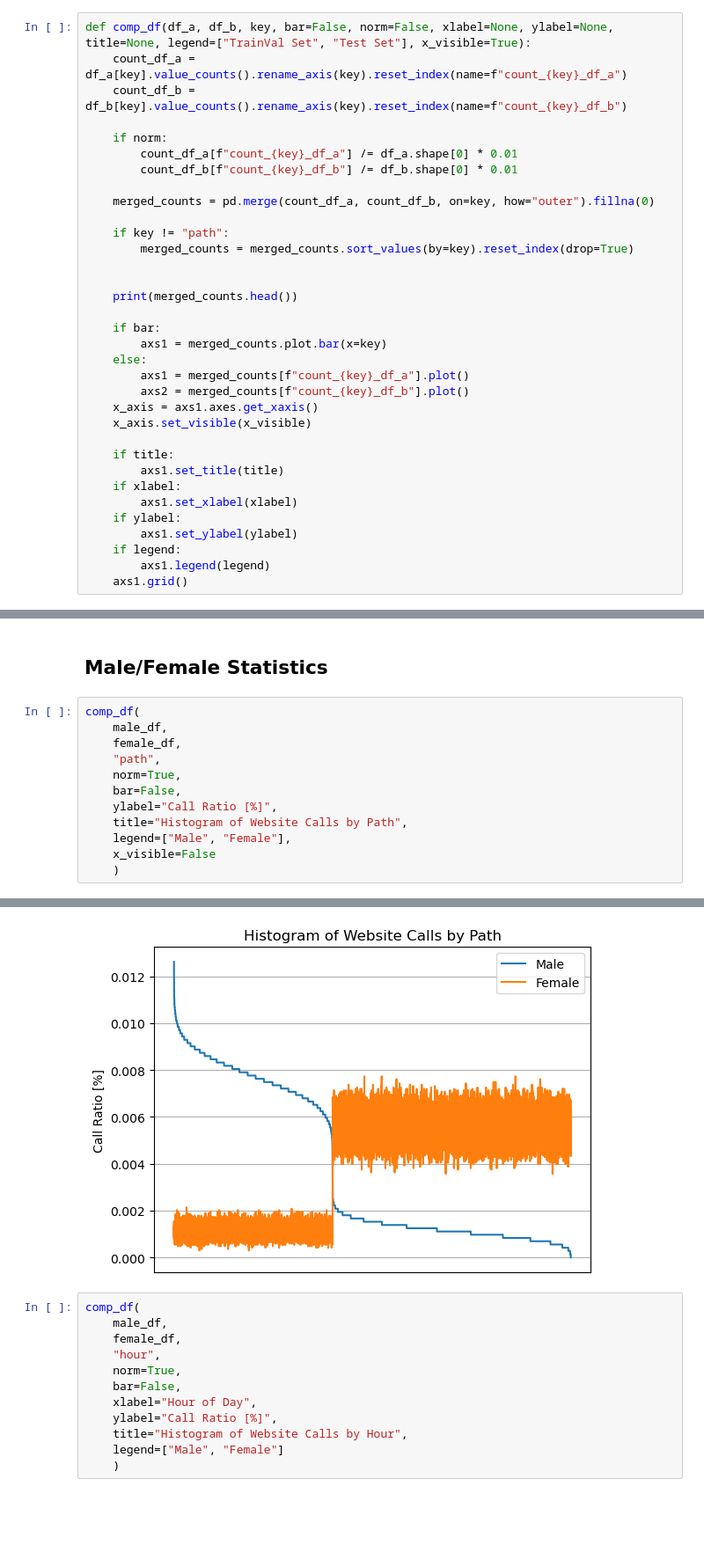
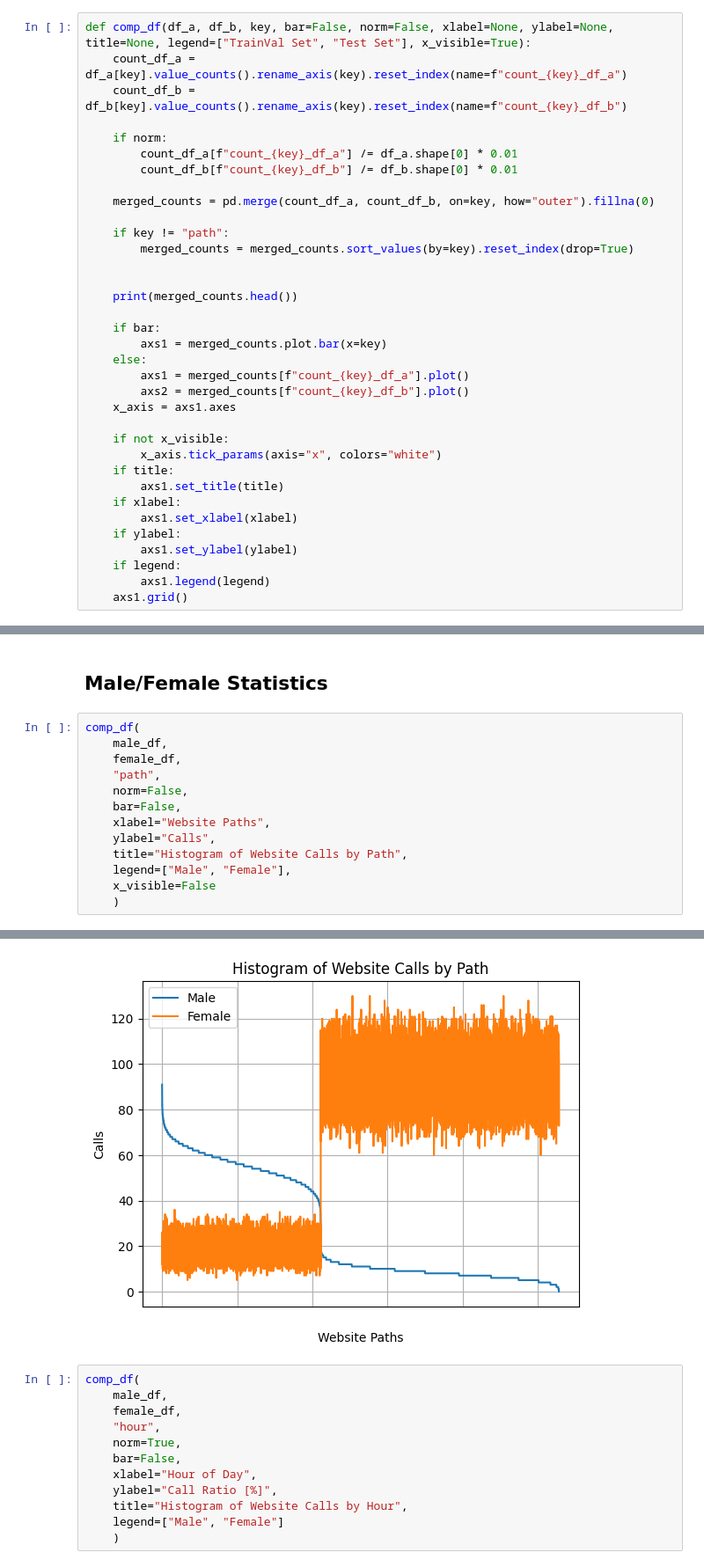
Before and after one commit to OehriSven/gender-classification, a Jupyter notebook: visualization.ipynb, the cells around one changed output, grey strips where cells are left out. Shown at 88% size. Drawn from its saved outputs; the diff is of its cells as text; blank space fills up the shorter version.

```diff
--- a/visualization.ipynb
+++ b/visualization.ipynb
@@ -81,9 +81,10 @@ def comp_df(df_a, df_b, key, bar=False, norm=False, xlabel=None, ylabel=None, ti
     else:
         axs1 = merged_counts[f"count_{key}_df_a"].plot()
         axs2 = merged_counts[f"count_{key}_df_b"].plot()
-    x_axis = axs1.axes.get_xaxis()
-    x_axis.set_visible(x_visible)
+    x_axis = axs1.axes
 
+    if not x_visible:
+        x_axis.tick_params(axis="x", colors="white")
     if title:
         axs1.set_title(title)
     if xlabel:
@@ -155,9 +157,10 @@ comp_df(
     male_df,
     female_df,
     "path",
-    norm=True,
+    norm=False,
     bar=False,
-    ylabel="Call Ratio [%]",
+    xlabel="Website Paths",
+    ylabel="Calls",
     title="Histogram of Website Calls by Path",
     legend=["Male", "Female"],
     x_visible=False
@@ -172,4 +175,4 @@ comp_df(
-[figure, old version]
+[figure, new version]
 # %%
 comp_df(
     male_df,
```
Also changed, not shown: parts of 6 cells of this notebook, 1 other file.
